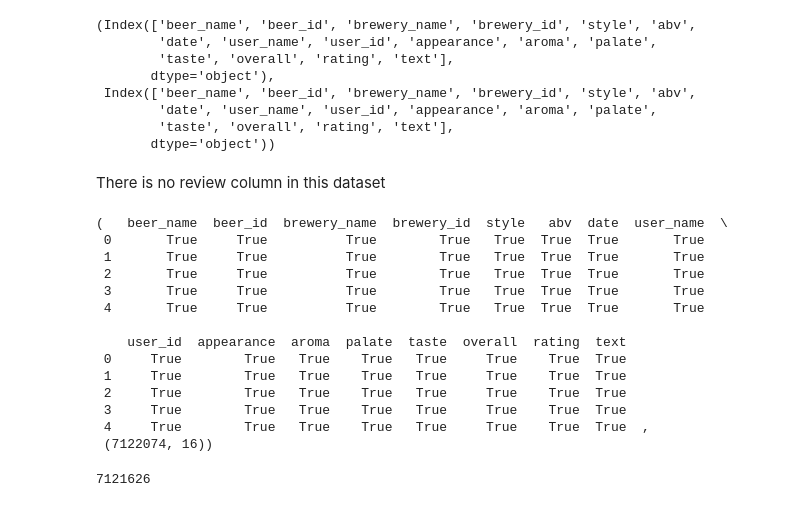
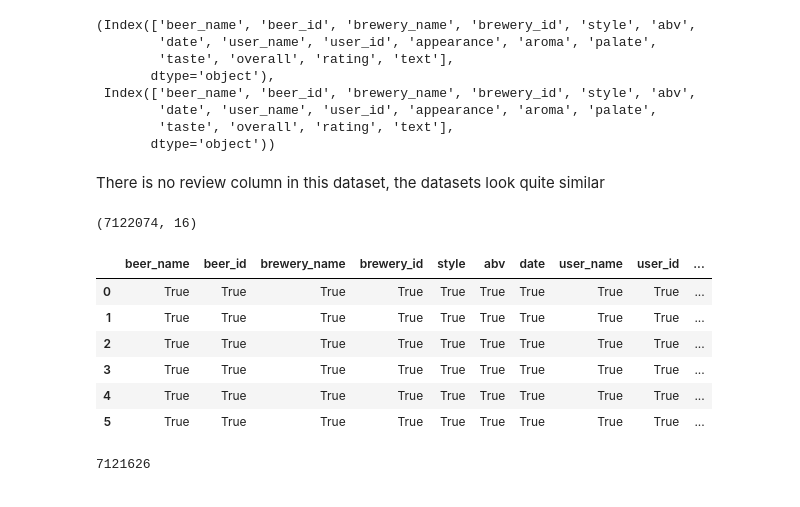
Before and after one commit to epfl-ada/ada-2023-project-adarescueteam, a Jupyter notebook: code/EDA_P1.ipynb, the cells around one changed output. Saved outputs shown, nothing was run; the diff lists cells and outputs as text; code cells hidden in the pictures.

```diff
--- a/code/EDA_P1.ipynb
+++ b/code/EDA_P1.ipynb
@@ -396,4 +341,7 @@ run only the code below (<span style="color: red;">*</span>) if you have downloa
 # %%
-# read in the .txt
-RB_ratings = read_reviews_txt(DATA_RateBeer, "ratings.txt") # has no 'review' column
-RB_ratings.head(), RB_ratings.shape
+if not CSV_DOWNLOAD:
+    # read in the .txt
+    RB_ratings = read_reviews_txt(DATA_RateBeer, "ratings.txt") # has no 'review' column
+    RB_ratings.head(), RB_ratings.shape
+    # write the csv file
+    RB_ratings.to_csv(os.path.join(DATA_RateBeer, "RB_ratings.csv"), index=False)
@@ -405,5 +348,6 @@ RB_ratings.to_csv(os.path.join(DATA_RateBeer, "RB_ratings.csv"), index=False)
 # %%
-# read back in the ratings csv file
-RB_ratings = pd.read_csv(os.path.join(DATA_RateBeer, "RB_ratings.csv"), header=0)
-RB_ratings.head(5), RB_ratings.shape
+if CSV_DOWNLOAD:
+    # read back in the ratings csv file
+    RB_ratings = pd.read_csv(os.path.join(DATA_RateBeer, "RB_ratings.csv"), header=0)
+    print(RB_ratings.shape)
 # %% [output]
@@ -449,4 +366,7 @@ run only the code below (<span style="color: red;">*</span>) if you have downloa
 # %%
-# read in the .txt file
-RB_reviews = read_reviews_txt(DATA_RateBeer, "reviews.txt")
-RB_reviews.head(), RB_reviews.shape
+if not CSV_DOWNLOAD:
+    # read in the .txt file
+    RB_reviews = read_reviews_txt(DATA_RateBeer, "reviews.txt")
+    RB_reviews.head(), RB_reviews.shape
+    # write the csv file
+    RB_reviews.to_csv(os.path.join(DATA_RateBeer, "RB_reviews.csv"), index=False)
@@ -458,5 +373,6 @@ RB_reviews.to_csv(os.path.join(DATA_RateBeer, "RB_reviews.csv"), index=False)
 # %%
-# read back in the reviews csv file
-RB_reviews = pd.read_csv(os.path.join(DATA_RateBeer, "RB_reviews.csv"), header=0)
-RB_reviews.head(5), RB_reviews.shape
+if CSV_DOWNLOAD:
+    # read back in the reviews csv file
+    RB_reviews = pd.read_csv(os.path.join(DATA_RateBeer, "RB_reviews.csv"), header=0)
+    print(RB_reviews.shape)
 # %% [output]
@@ -814,27 +637,22 @@ RB_ratings.columns, RB_reviews.columns
         'taste', 'overall', 'rating', 'text'],
        dtype='object'))
 # %% [markdown]
-There is no review column in this dataset
+There is no review column in this dataset, the datasets look quite similar
 # %%
 # comparison and create indexes
 RB_compare = RB_ratings.isin(RB_reviews)
-# %%
-RB_compare.head(), RB_compare.shape
-# %% [output]
-(   beer_name  beer_id  brewery_name  brewery_id  style   abv  date  user_name  \
- 0       True     True          True        True   True  True  True       True
- 1       True     True          True        True   True  True  True       True
- 2       True     True          True        True   True  True  True       True
- 3       True     True          True        True   True  True  True       True
- 4       True     True          True        True   True  True  True       True
-
-    user_id  appearance  aroma  palate  taste  overall  rating  text
- 0     True        True   True    True   True     True    True  True
- 1     True        True   True    True   True     True    True  True
- 2     True        True   True    True   True     True    True  True
- 3     True        True   True    True   True     True    True  True
- 4     True        True   True    True   True     True    True  True  ,
- (7122074, 16))
+# %%
+print(RB_compare.shape)
+RB_compare.head(6)
+# %% [output]
+(7122074, 16)
+|  | beer_name | beer_id | brewery_name | brewery_id | style | abv | date | user_name | user_id | ... |
+| 0 | True | True | True | True | True | True | True | True | True | ... |
+| 1 | True | True | True | True | True | True | True | True | True | ... |
+| 2 | True | True | True | True | True | True | True | True | True | ... |
+| 3 | True | True | True | True | True | True | True | True | True | ... |
+| 4 | True | True | True | True | True | True | True | True | True | ... |
+| 5 | True | True | True | True | True | True | True | True | True | ... |
 # %%
 # check how many rows have 'True' in all columns
 RB_compare.eq(True).all(axis=1).sum() # .eq(True) is the same as == True
```
Also changed, not shown: parts of 76 cells of this notebook.
